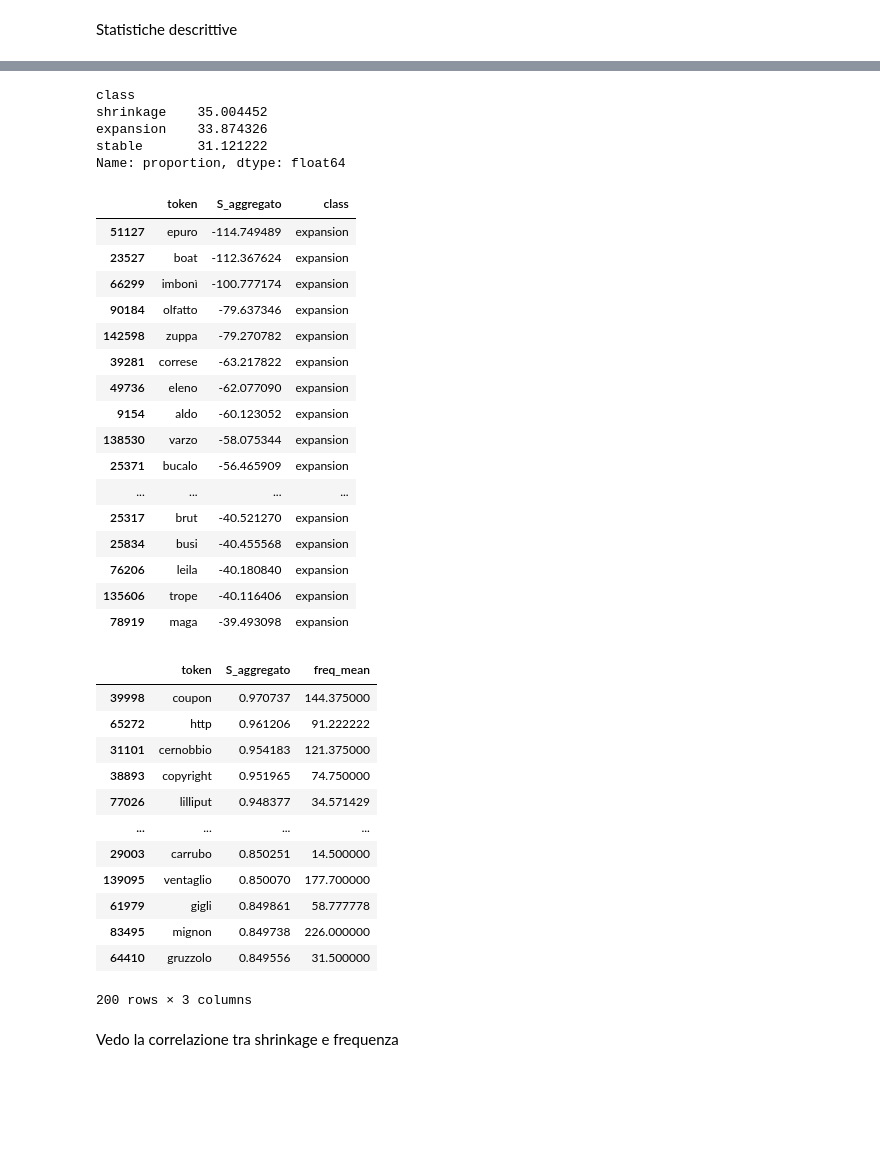
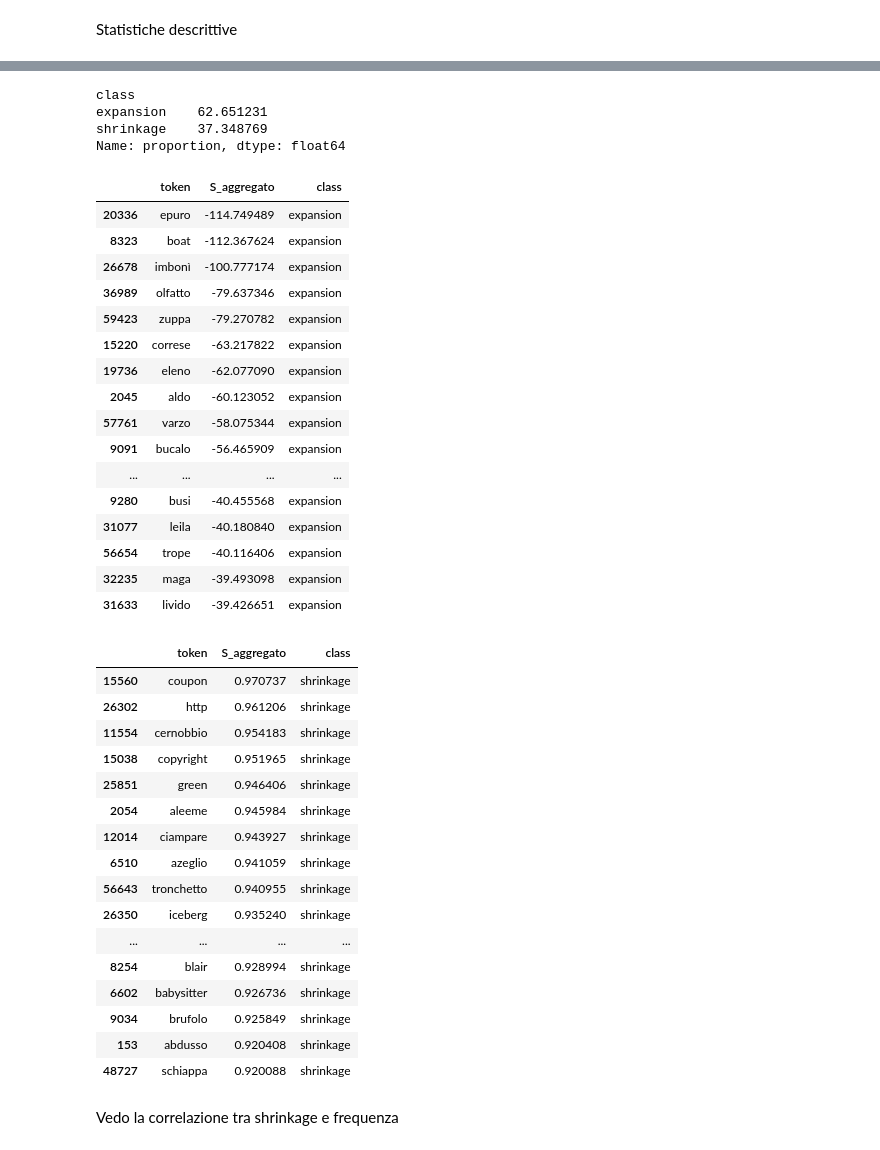
Before and after one commit to ChefBB/acn_project, a Jupyter notebook: dynet/RQ1.ipynb, the cells around one changed output, grey strips where cells are left out. Saved outputs shown, nothing was run; the diff lists cells and outputs as text; code cells hidden in the pictures; blank space fills up the shorter version.

```diff
--- a/dynet/RQ1.ipynb
+++ b/dynet/RQ1.ipynb
@@ -272,7 +294,7 @@ Statistiche descrittive
 # %%
 import pandas as pd
 
-df = pd.read_csv("shrinkage_aggr.csv")
+df = pd.read_csv("shrinkage_aggr_filtered.csv")
 
 df["S_aggregato"].describe()
 # %% [output]
@@ -309,57 +332,59 @@ import numpy as np
 
 df["class"] = np.where(
     df["S_aggregato"] > 0, "shrinkage",
-    np.where(df["S_aggregato"] < 0, "expansion", "stable")
+    np.where(df["S_aggregato"] < 0, "expansion")
 )
 
 df["class"].value_counts(normalize=True) * 100
 
 # % token che perdono vicini
 # % che li guadagnano
-# % stabili
 # %% [output]
 class
-shrinkage    35.004452
-expansion    33.874326
-stable       31.121222
+expansion    62.651231
+shrinkage    37.348769
 Name: proportion, dtype: float64
 # %%
-# espansione forte
+# top parole con espansione forte
 df.sort_values("S_aggregato", ascending=True).head(20)
 # %% [output]
 |  | token | S_aggregato | class |
-| 51127 | epuro | -114.749489 | expansion |
-| 23527 | boat | -112.367624 | expansion |
-| 66299 | imbonì | -100.777174 | expansion |
-| 90184 | olfatto | -79.637346 | expansion |
-| 142598 | zuppa | -79.270782 | expansion |
-| 39281 | correse | -63.217822 | expansion |
-| 49736 | eleno | -62.077090 | expansion |
-| 9154 | aldo | -60.123052 | expansion |
-| 138530 | varzo | -58.075344 | expansion |
-| 25371 | bucalo | -56.465909 | expansion |
+| 20336 | epuro | -114.749489 | expansion |
+| 8323 | boat | -112.367624 | expansion |
+| 26678 | imbonì | -100.777174 | expansion |
+| 36989 | olfatto | -79.637346 | expansion |
+| 59423 | zuppa | -79.270782 | expansion |
+| 15220 | correse | -63.217822 | expansion |
+| 19736 | eleno | -62.077090 | expansion |
+| 2045 | aldo | -60.123052 | expansion |
+| 57761 | varzo | -58.075344 | expansion |
+| 9091 | bucalo | -56.465909 | expansion |
 | ... | ... | ... | ... |
-| 25317 | brut | -40.521270 | expansion |
-| 25834 | busi | -40.455568 | expansion |
-| 76206 | leila | -40.180840 | expansion |
-| 135606 | trope | -40.116406 | expansion |
-| 78919 | maga | -39.493098 | expansion |
+| 9280 | busi | -40.455568 | expansion |
+| 31077 | leila | -40.180840 | expansion |
+| 56654 | trope | -40.116406 | expansion |
+| 32235 | maga | -39.493098 | expansion |
+| 31633 | livido | -39.426651 | expansion |
 # %%
-# shrinkage forte
-df.sort_values("S_aggregato", ascending=False).head(200)
+# top parole con shrinkage forte
+df.sort_values("S_aggregato", ascending=False).head(20)
 # %% [output]
-|  | token | S_aggregato | freq_mean |
-| 39998 | coupon | 0.970737 | 144.375000 |
-| 65272 | http | 0.961206 | 91.222222 |
-| 31101 | cernobbio | 0.954183 | 121.375000 |
-| 38893 | copyright | 0.951965 | 74.750000 |
-| 77026 | lilliput | 0.948377 | 34.571429 |
+|  | token | S_aggregato | class |
+| 15560 | coupon | 0.970737 | shrinkage |
+| 26302 | http | 0.961206 | shrinkage |
+| 11554 | cernobbio | 0.954183 | shrinkage |
+| 15038 | copyright | 0.951965 | shrinkage |
+| 25851 | green | 0.946406 | shrinkage |
+| 2054 | aleeme | 0.945984 | shrinkage |
+| 12014 | ciampare | 0.943927 | shrinkage |
+| 6510 | azeglio | 0.941059 | shrinkage |
+| 56643 | tronchetto | 0.940955 | shrinkage |
+| 26350 | iceberg | 0.935240 | shrinkage |
 | ... | ... | ... | ... |
-| 29003 | carrubo | 0.850251 | 14.500000 |
-| 139095 | ventaglio | 0.850070 | 177.700000 |
-| 61979 | gigli | 0.849861 | 58.777778 |
-| 83495 | mignon | 0.849738 | 226.000000 |
-| 64410 | gruzzolo | 0.849556 | 31.500000 |
+| 8254 | blair | 0.928994 | shrinkage |
+| 6602 | babysitter | 0.926736 | shrinkage |
+| 9034 | brufolo | 0.925849 | shrinkage |
+| 153 | abdusso | 0.920408 | shrinkage |
+| 48727 | schiappa | 0.920088 | shrinkage |
-200 rows × 3 columns
 # %% [markdown]
 Vedo la correlazione tra shrinkage e frequenza
```
Also changed, not shown: parts of 29 cells of this notebook.
